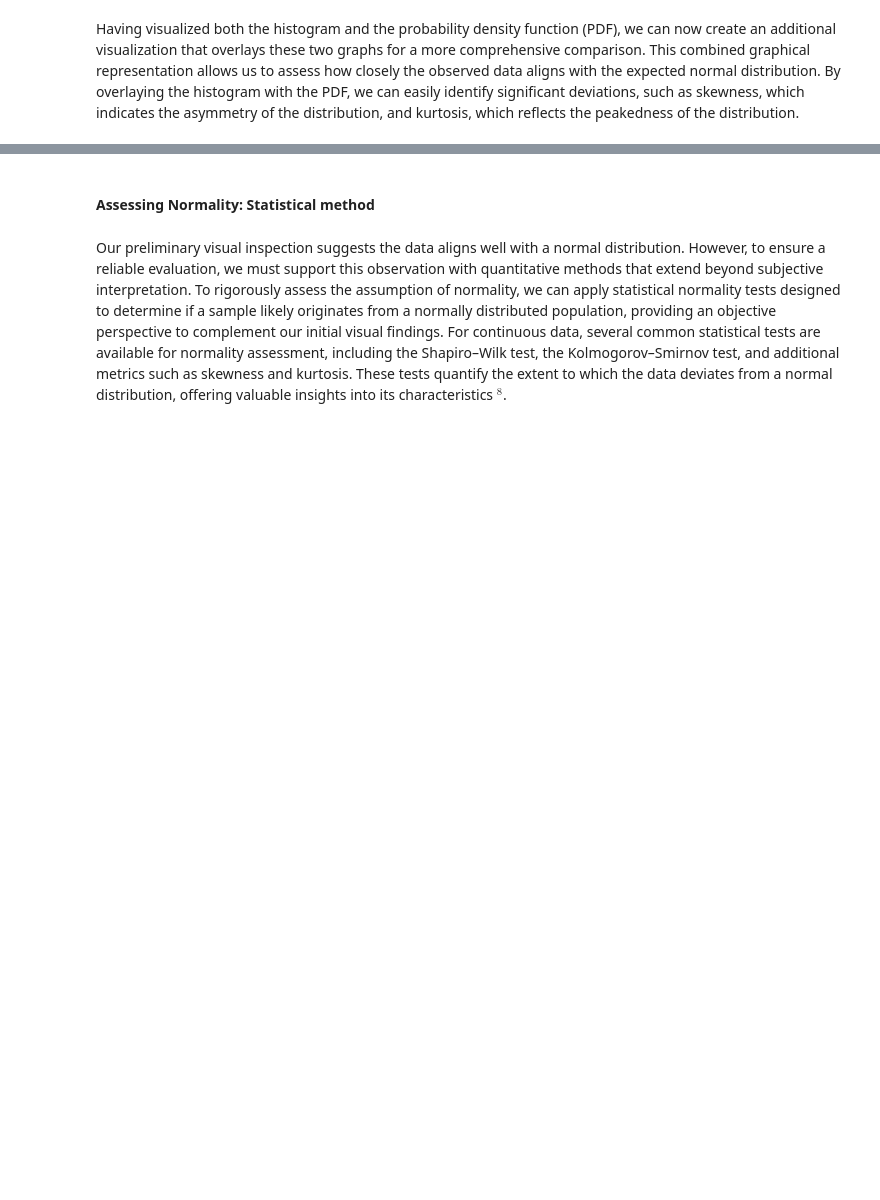
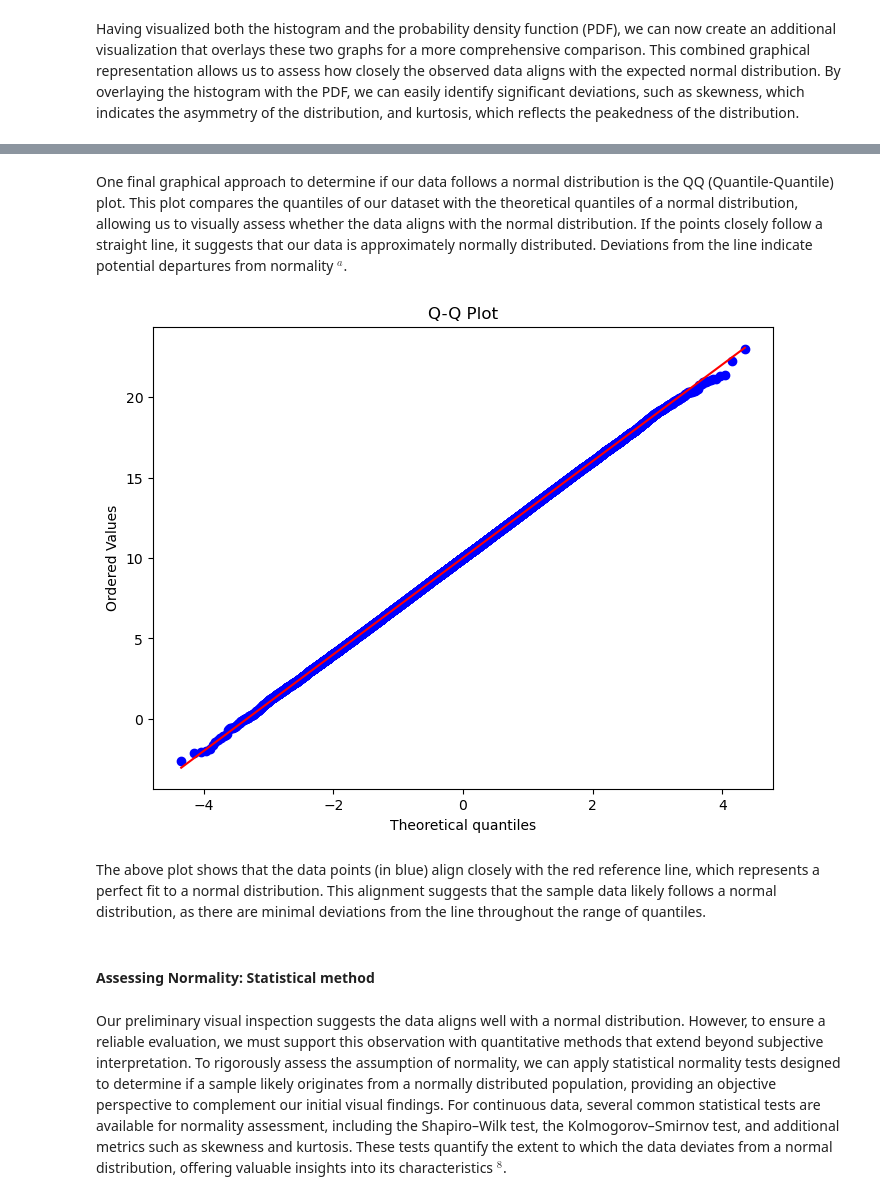
Before and after one commit to C-3sc0/applied_statistics, a Jupyter notebook: tasks.ipynb, the cells around one changed output, grey strips where cells are left out. Drawn from its saved outputs; the diff is of its cells as text; code cells hidden in the pictures; blank space fills up the shorter version.

```diff
--- a/tasks.ipynb
+++ b/tasks.ipynb
@@ -571,3 +571,15 @@ plt.show()
+# %% [markdown]
+One final graphical approach to determine if our data follows a normal distribution is the QQ (Quantile-Quantile) plot. This plot compares the quantiles of our dataset with the theoretical quantiles of a normal distribution, allowing us to visually assess whether the data aligns with the normal distribution. If the points closely follow a straight line, it suggests that our data is approximately normally distributed. Deviations from the line indicate potential departures from normality **$^a$**.
+# %%
+fig, ax = plt.subplots(figsize=(8, 6))
+
+stats.probplot(random_sample, dist="norm", plot=ax)
+ax.set_title("Q-Q Plot")
+plt.show()
+# %% [output]
+[figure, added]
+# %% [markdown]
+The above plot shows that the data points (in blue) align closely with the red reference line, which represents a perfect fit to a normal distribution. This alignment suggests that the sample data likely follows a normal distribution, as there are minimal deviations from the line throughout the range of quantiles.
 # %% [markdown]
 #### Assessing Normality: Statistical method
 # %% [markdown]
```
Also changed, not shown: parts of 14 cells of this notebook.
